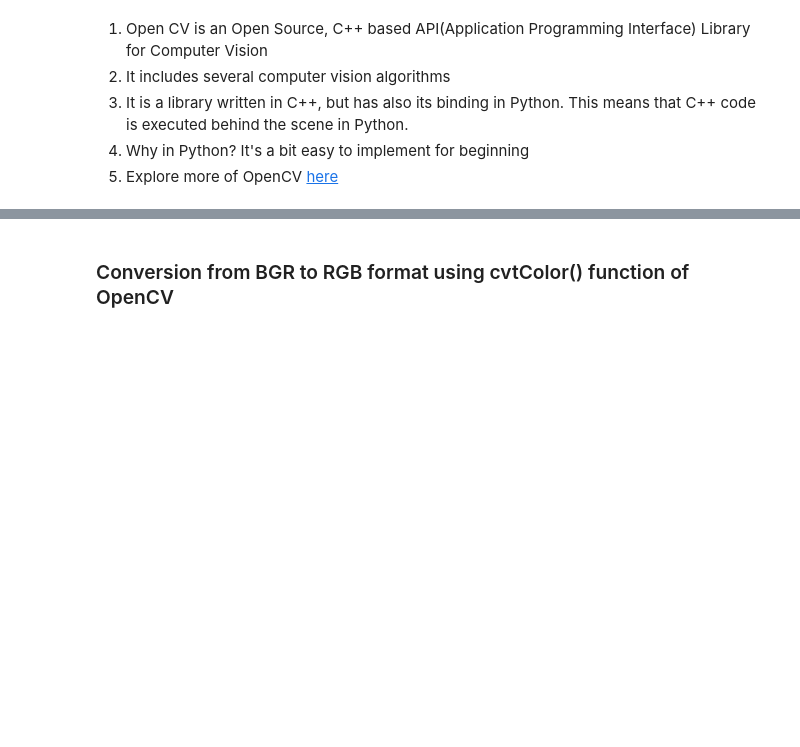
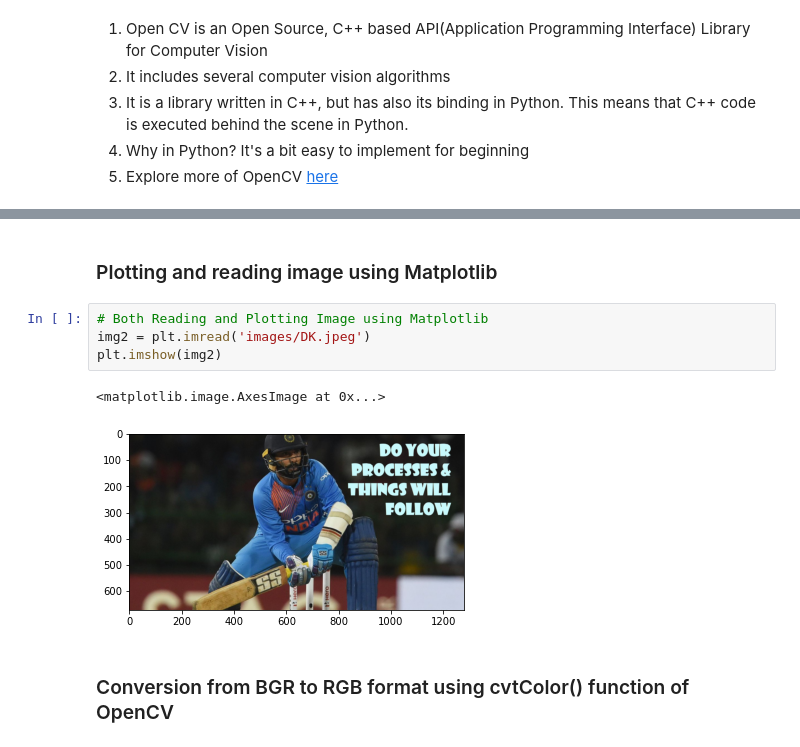
Before and after one commit to SRA-VJTI/Pixels_Seminar, a Jupyter notebook: 3_cv_basics/5_opencv_overview.ipynb, the cells around one changed output, grey strips where cells are left out. Saved outputs shown, nothing was run; the diff lists cells and outputs as text; blank space fills up the shorter version.

```diff
--- a/3_cv_basics/5_opencv_overview.ipynb
+++ b/3_cv_basics/5_opencv_overview.ipynb
@@ -225,3 +125,12 @@ plt.imshow(modifiedImage)
+# %% [markdown]
+### Plotting and reading image using Matplotlib
+# %%
+# Both Reading and Plotting Image using Matplotlib
+img2 = plt.imread('images/DK.jpeg')
+plt.imshow(img2)
+# %% [output]
+<matplotlib.image.AxesImage at 0x...>
+[figure, added]
 # %% [markdown]
 ### Conversion from BGR to RGB format using cvtColor() function of OpenCV
 # %%
```
Also changed, not shown: parts of 85 cells of this notebook, 21 other files.
